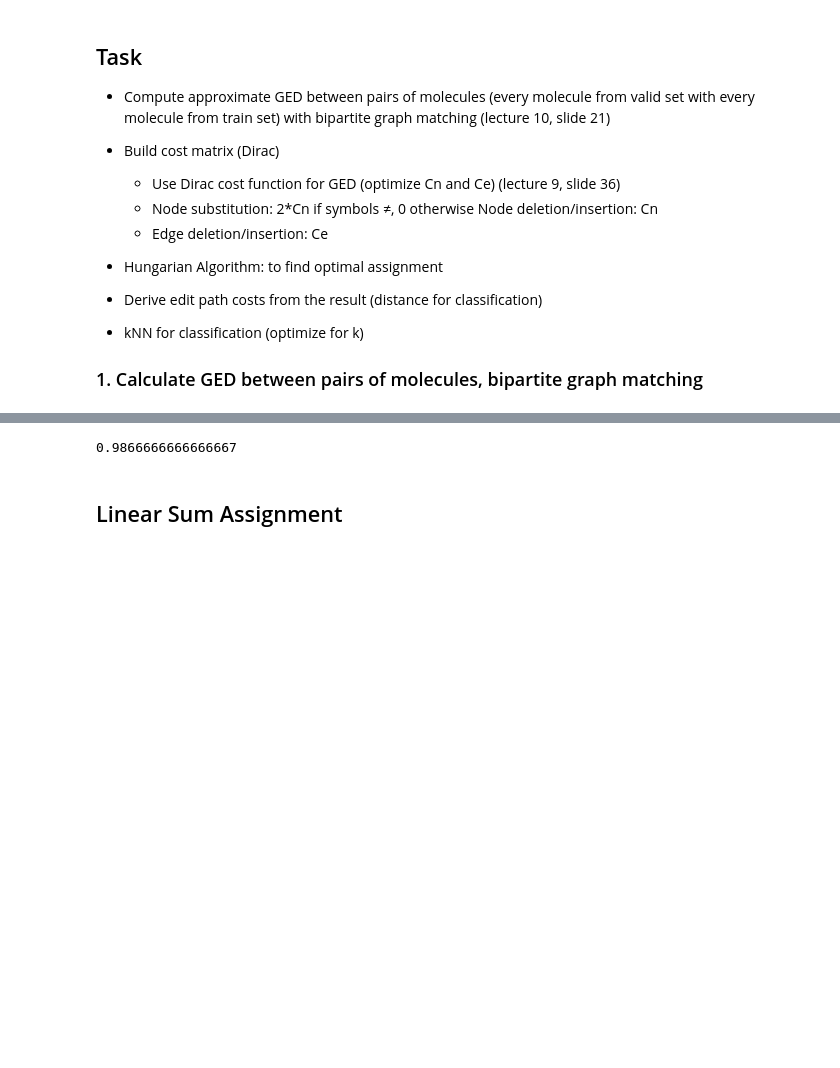
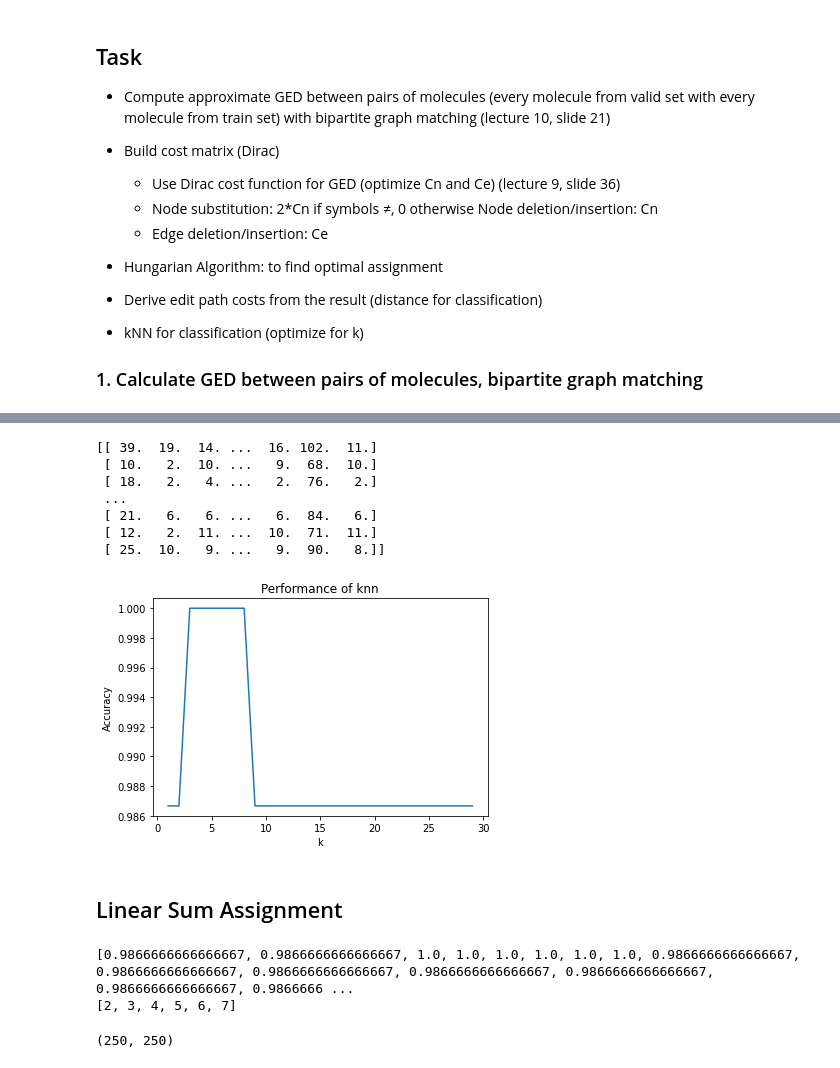
Before and after one commit to anninahelmy/PatternRecognition_FS22, a Jupyter notebook: Molecules/Molecules.ipynb, the cells around one changed output, grey strips where cells are left out. Drawn from its saved outputs; the diff is of its cells as text; code cells hidden in the pictures; blank space fills up the shorter version.

Commit message:
accuracy on valid

```diff
--- a/Molecules/Molecules.ipynb
+++ b/Molecules/Molecules.ipynb
@@ -211,39 +222,70 @@ array([[ 4.,  0.,  4., ..., inf, inf, inf],
 # %%
+from scipy.optimize import linear_sum_assignment
 def graph_edit_distance(graph1, graph2, Cn, Ce):
     c = cost_matrix(graph1, graph2, Cn, Ce)
     row_ind, col_ind = linear_sum_assignment(c)
     return c[row_ind, col_ind].sum()
 
 graph_edit_distance(train_graphs[0], train_graphs[1], 1,1)
 
 def distance_matrix(test, train, Cn, Ce):
     distance_matrix = np.zeros((len(test), len(train)))
     for index_test, graph_test in enumerate(test):
         for index_train, graph_train in enumerate(train):
             distance_matrix.itemset((index_test,index_train), graph_edit_distance(graph_test, graph_train, Cn, Ce))
 
     return distance_matrix
 
 dist = distance_matrix(test_graphs, train_graphs, 1, 1)
+print(dist)
 
 def knn(dist_mat, k, test_labels, train_labels):
     correct = 0
     for index, row in enumerate(dist_mat):
         smallest_k_values = np.argsort(row)[:k]
         train_labels_k = [train_labels[i] for i in smallest_k_values]
-
         count_a = train_labels_k.count('a')
-
         count_i = k - count_a
         if(count_a >= count_i):
             predicted_label = 'a'
         else:
             predicted_label = 'i'
         correct += int(predicted_label == test_labels[index])
     return correct/len(test_labels)
 
 knn(dist, 5, test_labels, train_labels)
+
+
+accuracies = []
+ks = range(1, 30)
+for k in ks:
+    accuracy = knn(dist, k, test_labels, train_labels)
+    accuracies.append(accuracy)
+
+fig, ax = plt.subplots()
+ax.plot(ks, accuracies)
+ax.set(xlabel="k",
+       ylabel="Accuracy",
+       title="Performance of knn")
+plt.show()
 # %% [output]
-0.9866666666666667
+[[ 39.  19.  14. ...  16. 102.  11.]
+ [ 10.   2.  10. ...   9.  68.  10.]
+ [ 18.   2.   4. ...   2.  76.   2.]
+ ...
+ [ 21.   6.   6. ...   6.  84.   6.]
+ [ 12.   2.  11. ...  10.  71.  11.]
+ [ 25.  10.   9. ...   9.  90.   8.]]
+[figure, added]
 # %% [markdown]
 ## Linear Sum Assignment
+# %%
+print(accuracies)
+
+indices = [index for index, item in enumerate(accuracies) if item == max(accuracies)]
+print(indices)
+
+# for k = 2, 3, 4,5 , 6, 7 we have an accuracy of 100%
+# %% [output]
+[0.9866666666666667, 0.9866666666666667, 1.0, 1.0, 1.0, 1.0, 1.0, 1.0, 0.9866666666666667, 0.9866666666666667, 0.9866666666666667, 0.9866666666666667, 0.9866666666666667, 0.9866666666666667, 0.9866666 ...
+[2, 3, 4, 5, 6, 7]
@@ -249,0 +294,4 @@ knn(dist, 5, test_labels, train_labels)
+# %%
+dist_
+# %% [output]
+(250, 250)
```
Also changed, not shown: parts of 7 cells of this notebook.
